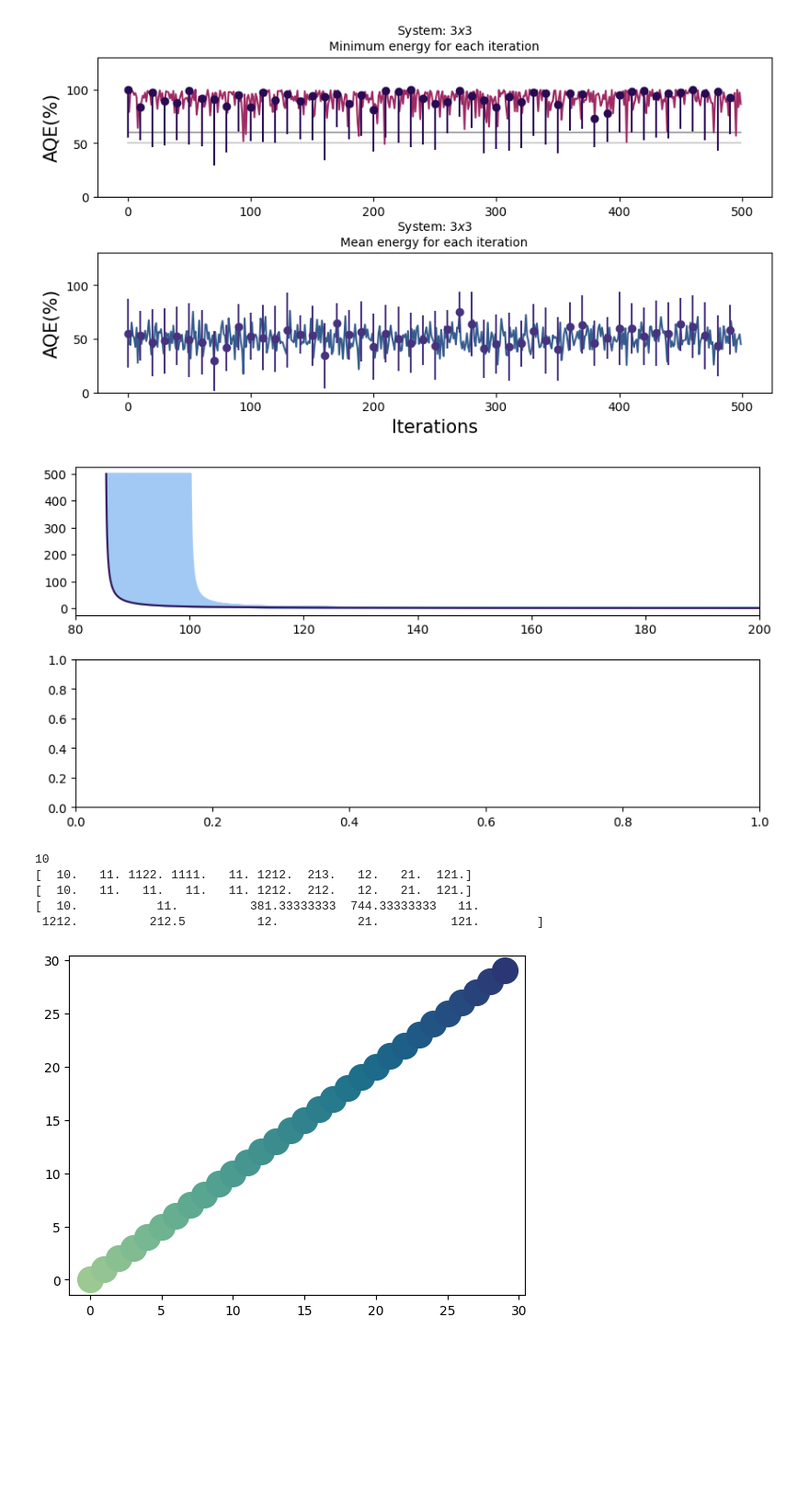
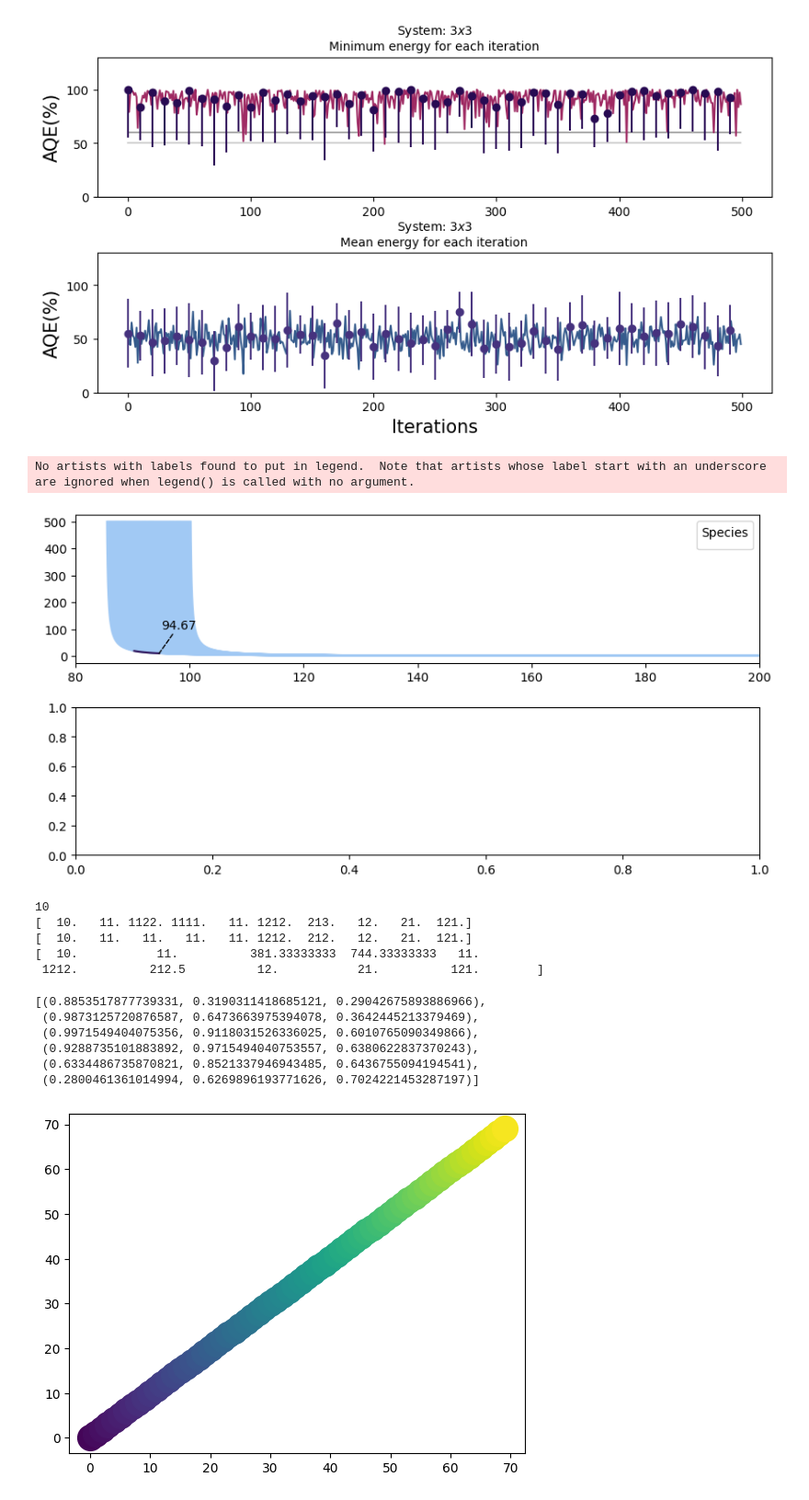
Before and after one commit to FabioTarocco/MULTILAYER-QIDA, a Jupyter notebook: things.ipynb, the cells around one changed output. Shown at 92% size. Saved outputs shown, nothing was run; the diff lists cells and outputs as text; code cells hidden in the pictures; blank space fills up the shorter version.

```diff
--- a/things.ipynb
+++ b/things.ipynb
@@ -747,11 +747,15 @@ fig.subplots_adjust(hspace=0.3)
 for i in v[:-1]:
     ax[0].plot(i,t_steps,c=sns.color_palette('pastel')[0])
 
-ax[0].plot(v[-1],t_steps,c=sns.color_palette('inferno')[0])
+ax[0].plot(v[-1][10:20],t_steps[10:20],c=sns.color_palette('inferno')[0])
+ax[0].annotate(str(np.round(v[-1][10],2)), xy = (v[-1][10],t_steps[10]), xytext=(v[-1][20]+5,100),arrowprops={"arrowstyle" : "-", "linestyle" : "--",
+                         "linewidth" : 1, "shrinkA": 0, "shrinkB": 0})
 ax[0].set_xlim(80,200)
+ax[0].legend(loc='upper right',title = 'Species')
 fig.show()
 # %% [output]
+No artists with labels found to put in legend.  Note that artists whose label start with an underscore are ignored when legend() is called with no argument.
-[figure, old version]
+[figure, new version]
 # %%
 import numpy as np
 
@@ -775,14 +779,21 @@ print(np.nanmean(filled_a,axis=0))
 # %%
 import seaborn as sns
 import matplotlib.pyplot as plt
-map = 'crest'
-sample = 30
+map = 'viridis'
+sample = 70
 for i in range(sample):
     plt.scatter(i,i,s=400,c=sns.color_palette(map,sample)[i])
 
 c_base = sns.color_palette(map,30)[0]
 c_min = sns.color_palette(map,30)[10]
 c_mean = sns.color_palette(map,30)[15]
 c_min_iter = sns.color_palette(map,30)[20]
+sns.color_palette("Spectral")
 # %% [output]
+[(0.8853517877739331, 0.3190311418685121, 0.29042675893886966),
+ (0.9873125720876587, 0.6473663975394078, 0.3642445213379469),
+ (0.9971549404075356, 0.9118031526336025, 0.6010765090349866),
+ (0.9288735101883892, 0.9715494040753557, 0.6380622837370243),
+ (0.6334486735870821, 0.8521337946943485, 0.6436755094194541),
+ (0.2800461361014994, 0.6269896193771626, 0.7024221453287197)]
-[figure, old version]
+[figure, new version]
```
Also changed, not shown: parts of 2 cells of this notebook, 21 other files.
